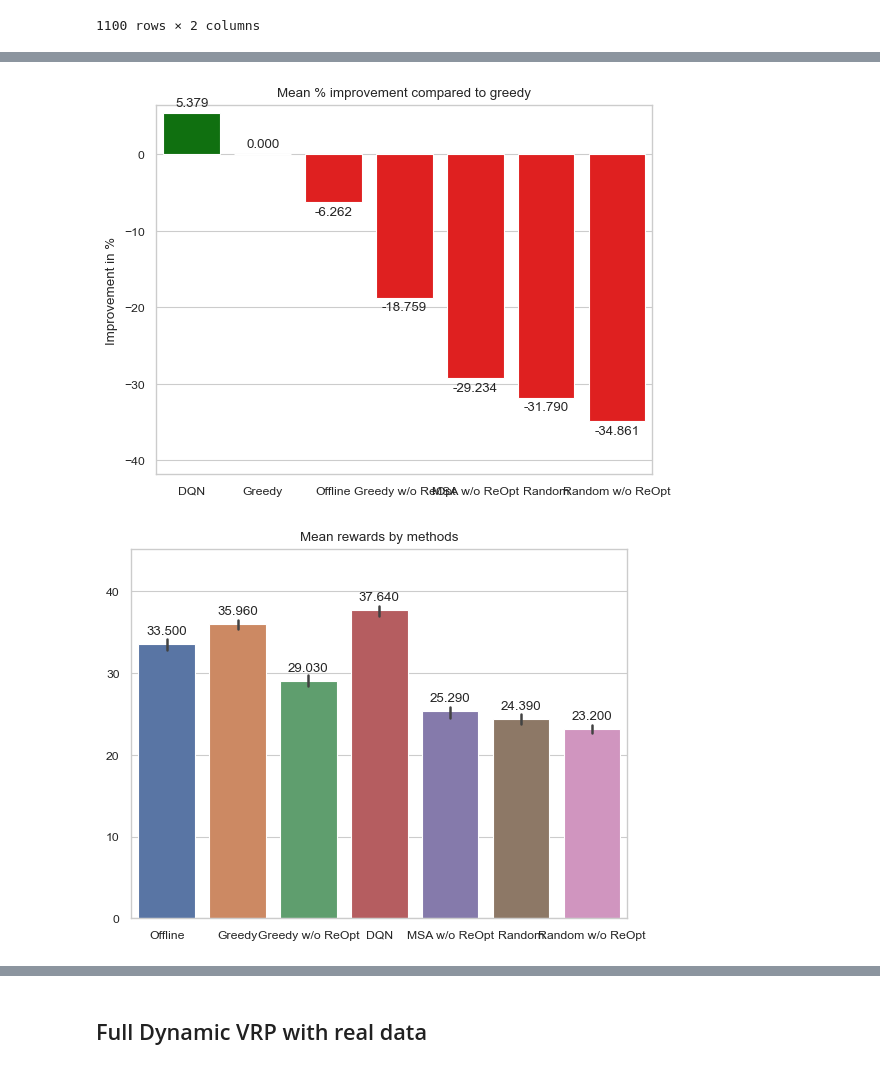
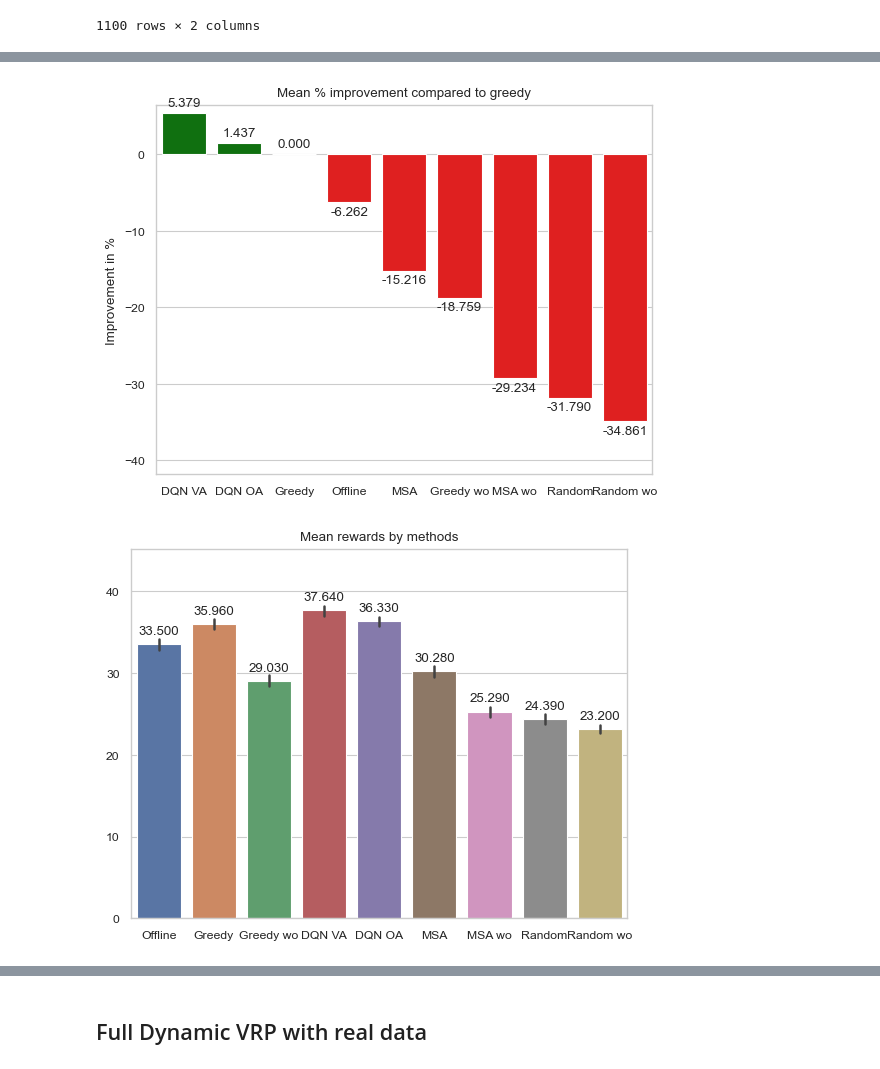
Before and after one commit to Farid-Najar/DynamicQVRP, a Jupyter notebook: results.ipynb, the cells around one changed output, grey strips where cells are left out. Saved outputs shown, nothing was run; the diff lists cells and outputs as text; code cells hidden in the pictures.

```diff
--- a/results.ipynb
+++ b/results.ipynb
@@ -211,8 +213,11 @@ print(env_configs)
 with open(f'results/{file}/res_offline.pkl', "rb") as f:
     res_offline = pickle.load(f)
 
-with open(f'results/{file}/{wo}/res_RL_DQN_VRP_VA.pkl', "rb") as f:
+with open(f'results/{file}/{w}/res_RL_DQN_OA.pkl', "rb") as f:
     res_RL = pickle.load(f)
+
+with open(f'results/{file}/{w}/res_MSA.pkl', "rb") as f:
+    res_MSA = pickle.load(f)
 
 with open(f'results/{file}/{w}/res_greedy.pkl', "rb") as f:
     res_greedy = pickle.load(f)
@@ -224,6 +229,9 @@ with open(f'results/{file}/{w}/res_random.pkl', "rb") as f:
 with open(f'results/{file}/{wo}/res_greedy.pkl', "rb") as f:
     res_greedy_wo = pickle.load(f)
 
+with open(f'results/{file}/{wo}/res_RL_DQN_VRP_VA.pkl', "rb") as f:
+    res_RL_wo = pickle.load(f)
+
 with open(f'results/{file}/{wo}/res_MSA.pkl', "rb") as f:
     res_MSA_wo = pickle.load(f)
 
@@ -338,17 +349,18 @@ plt.show()
 # %%
 data = {
     "Offline" : res_offline['rs'],
+    "Greedy" : res_greedy['rs'],
+    "Greedy wo" : res_greedy_wo['rs'],
+    # "SL" : res_SL['rs'],
+    "DQN VA" : res_RL_wo['rs'],
+    "DQN OA" : res_RL['rs'],
     # "MSA" : res_MSA['rs'],
-    "Greedy" : res_greedy['rs'],
-    "Greedy w/o ReOpt" : res_greedy_wo['rs'],
-    # "SL" : res_SL['rs'],
-    "DQN" : res_RL['rs'],
-    # "MSA" : res_MSA['rs'],
-    "MSA w/o ReOpt" : res_MSA_wo['rs'],
+    "MSA" : res_MSA['rs'],
+    "MSA wo" : res_MSA_wo['rs'], # w/o ReOpt
     # "DQN u" : res_RL_equiProb['rs'],
     # "RL (PPO)" : res_RL_PPO['rs'],
     "Random" : res_random['rs'],
-    "Random w/o ReOpt" : res_random_wo['rs'],
+    "Random wo" : res_random_wo['rs'],
 }
 
 sns.color_palette("deep")
@@ -358,2 +370,2 @@ plot(data)
-[figure, old version]
+[figure, new version]
-[figure, old version]
+[figure, new version]
```
Also changed, not shown: parts of 17 cells of this notebook, 2 other files.
